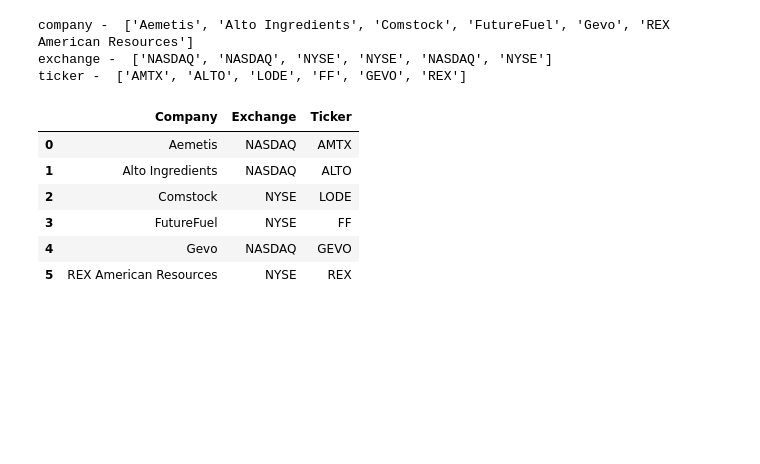
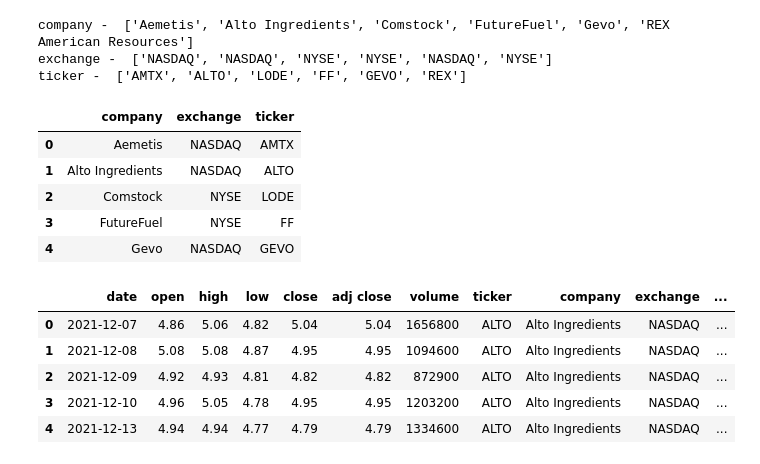
Before and after one commit to sontakkedipti/ETL--Stock-Project, a Jupyter notebook: Code/biofuel_stocks_webscrape.ipynb, the cells around one changed output. Drawn from its saved outputs; the diff is of its cells as text; code cells hidden in the pictures; blank space fills up the shorter version.

```diff
--- a/Code/biofuel_stocks_webscrape.ipynb
+++ b/Code/biofuel_stocks_webscrape.ipynb
@@ -114,15 +122,12 @@ exchange -  ['NASDAQ', 'NASDAQ', 'NYSE', 'NYSE', 'NASDAQ', 'NYSE']
 ticker -  ['AMTX', 'ALTO', 'LODE', 'FF', 'GEVO', 'REX']
 # %%
 #DataFrame is created and will be store eventually to a PostGres Table in Transformed format.
-df = pd.DataFrame({'Company' : company, 'Exchange' : exchange , 'Ticker' : ticker})
-# print(df.columns[0])
-# print(df.iloc[0:1])
-df
+df = pd.DataFrame({'company' : company, 'exchange' : exchange , 'ticker' : ticker})
+df.head()
 # %% [output]
-|  | Company | Exchange | Ticker |
+|  | company | exchange | ticker |
 | 0 | Aemetis | NASDAQ | AMTX |
 | 1 | Alto Ingredients | NASDAQ | ALTO |
 | 2 | Comstock | NYSE | LODE |
 | 3 | FutureFuel | NYSE | FF |
 | 4 | Gevo | NASDAQ | GEVO |
-| 5 | REX American Resources | NYSE | REX |
@@ -168,0 +165,13 @@ all_stocks_df = all_stocks_df.loc[:,['Ticker','Company','Exchange','Date', 'Open
+# %%
+#Setting dataframe column names in lowercase format to achieve the consistency in displaying the data.
+all_stocks_df= all_stocks_df.rename(columns=str.lower)
+all_stocks_df['date'] =  pd.to_datetime(all_stocks_df['date'], infer_datetime_format=True)
+all_stocks_df['adj_close'] = all_stocks_df['adj close']
+all_stocks_df.head()
+# %% [output]
+|  | date | open | high | low | close | adj close | volume | ticker | company | exchange | ... |
+| 0 | 2021-12-07 | 4.86 | 5.06 | 4.82 | 5.04 | 5.04 | 1656800 | ALTO | Alto Ingredients | NASDAQ | ... |
+| 1 | 2021-12-08 | 5.08 | 5.08 | 4.87 | 4.95 | 4.95 | 1094600 | ALTO | Alto Ingredients | NASDAQ | ... |
+| 2 | 2021-12-09 | 4.92 | 4.93 | 4.81 | 4.82 | 4.82 | 872900 | ALTO | Alto Ingredients | NASDAQ | ... |
+| 3 | 2021-12-10 | 4.96 | 5.05 | 4.78 | 4.95 | 4.95 | 1203200 | ALTO | Alto Ingredients | NASDAQ | ... |
+| 4 | 2021-12-13 | 4.94 | 4.94 | 4.77 | 4.79 | 4.79 | 1334600 | ALTO | Alto Ingredients | NASDAQ | ... |
```
Also changed, not shown: parts of 13 cells of this notebook, 3 other files.
